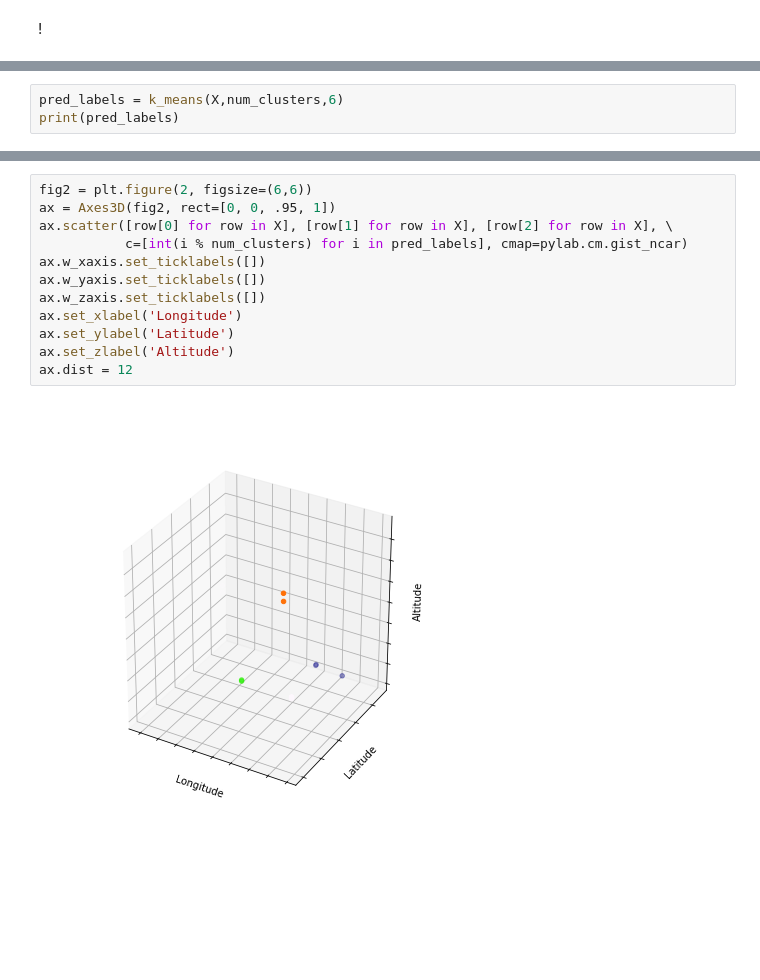
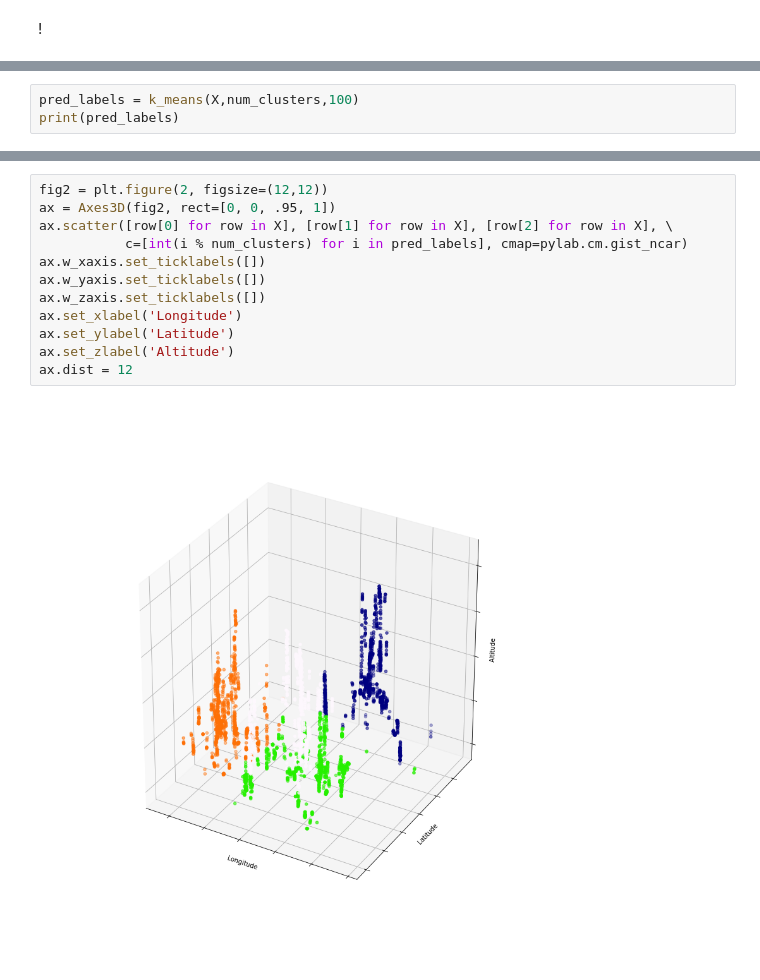
Before and after one commit to jaraiza-appiture/CS437, a Jupyter notebook: HW2/Araiza_HW2.ipynb, the cells around one changed output, grey strips where cells are left out. Drawn from its saved outputs; the diff is of its cells as text; blank space fills up the shorter version.

```diff
--- a/HW2/Araiza_HW2.ipynb
+++ b/HW2/Araiza_HW2.ipynb
@@ -186,4 +224,4 @@ ax.dist = 12
 # %%
-pred_labels = k_means(X,num_clusters,6)
+pred_labels = k_means(X,num_clusters,100)
 print(pred_labels)
 # %% [output]
@@ -191,14 +245,14 @@ print(pred_labels)
 # %%
-fig2 = plt.figure(2, figsize=(6,6))
+fig2 = plt.figure(2, figsize=(12,12))
 ax = Axes3D(fig2, rect=[0, 0, .95, 1])
 ax.scatter([row[0] for row in X], [row[1] for row in X], [row[2] for row in X], \
            c=[int(i % num_clusters) for i in pred_labels], cmap=pylab.cm.gist_ncar)
 ax.w_xaxis.set_ticklabels([])
 ax.w_yaxis.set_ticklabels([])
 ax.w_zaxis.set_ticklabels([])
 ax.set_xlabel('Longitude')
 ax.set_ylabel('Latitude')
 ax.set_zlabel('Altitude')
 ax.dist = 12
 # %% [output]
-[figure, old version]
+[figure, new version]
```
Also changed, not shown: parts of 2 cells of this notebook, 1 other file.
